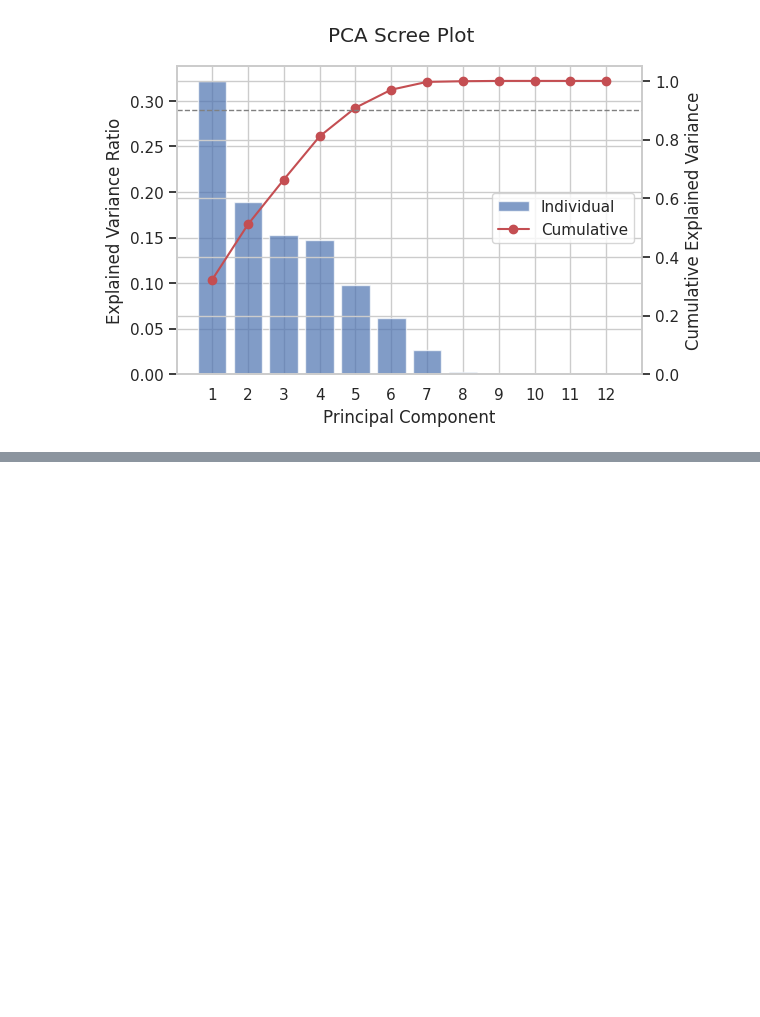
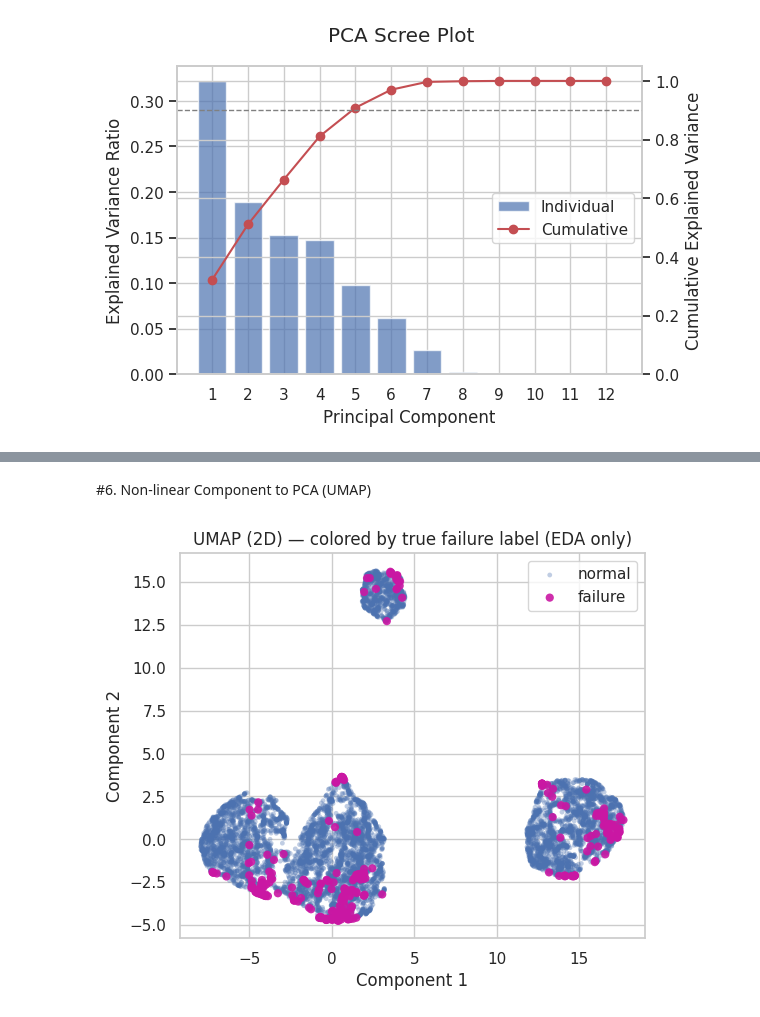
Before and after one commit to Ankit777767/pm-anomaly-detection, a Jupyter notebook: notebooks/pm-anomaly-detection.ipynb, the cells around one changed output, grey strips where cells are left out. Drawn from its saved outputs; the diff is of its cells as text; code cells hidden in the pictures; blank space fills up the shorter version.

```diff
--- a/notebooks/pm-anomaly-detection.ipynb
+++ b/notebooks/pm-anomaly-detection.ipynb
@@ -160,0 +83,9 @@ dtype: int64
+# %% [markdown]
+#6. Non-linear Component to PCA (UMAP)
+# %%
+umap_2d = run_umap(X)
+viz.plot_2d_embedding(umap_2d, labels,
+                       title='UMAP (2D) — colored by true failure label (EDA only)',
+                       save_as='07_umap_2d_embedding.png');
+# %% [output]
+[figure, added]
```
Also changed, not shown: parts of 13 cells of this notebook, 1 other file.
